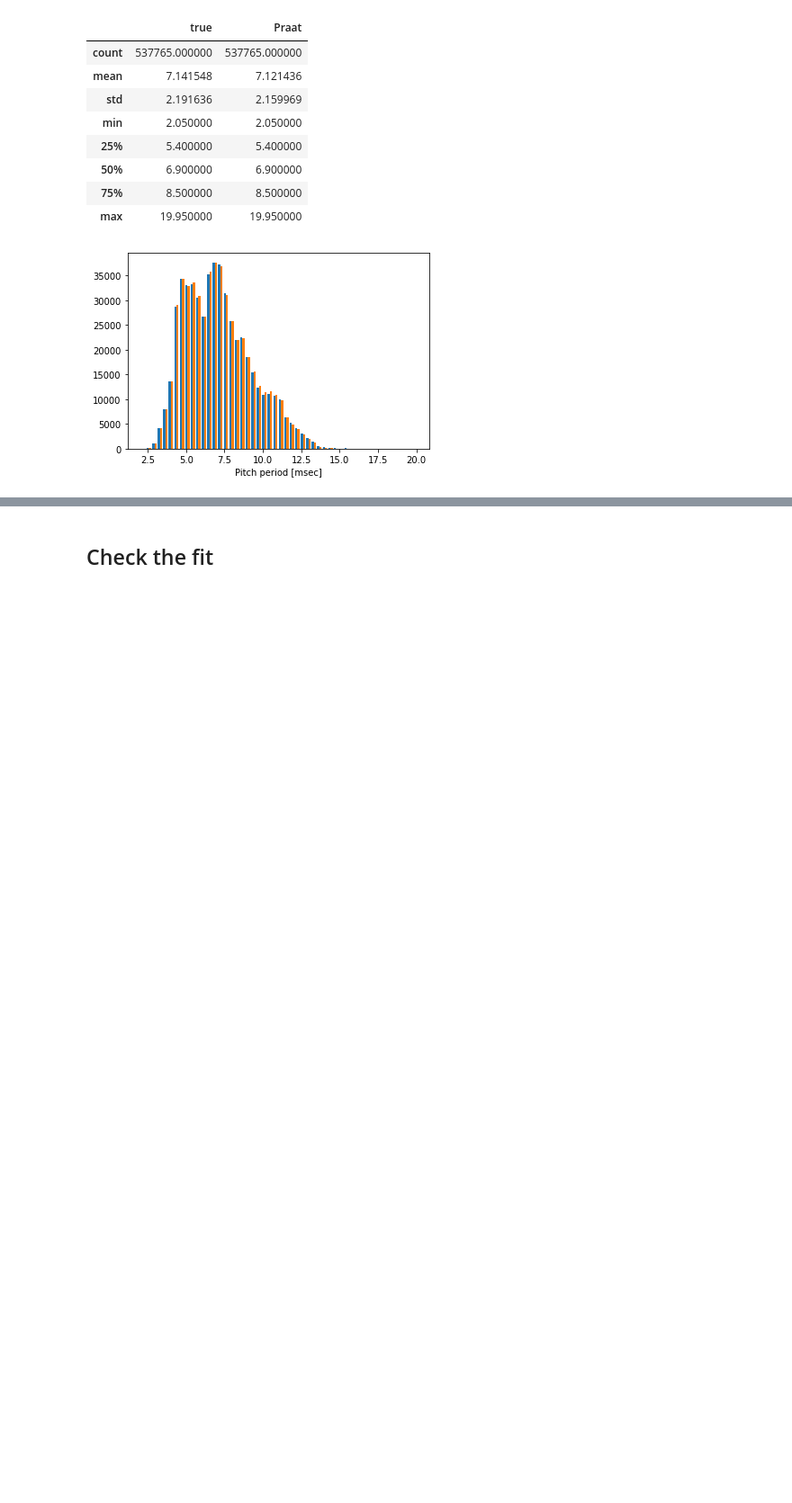
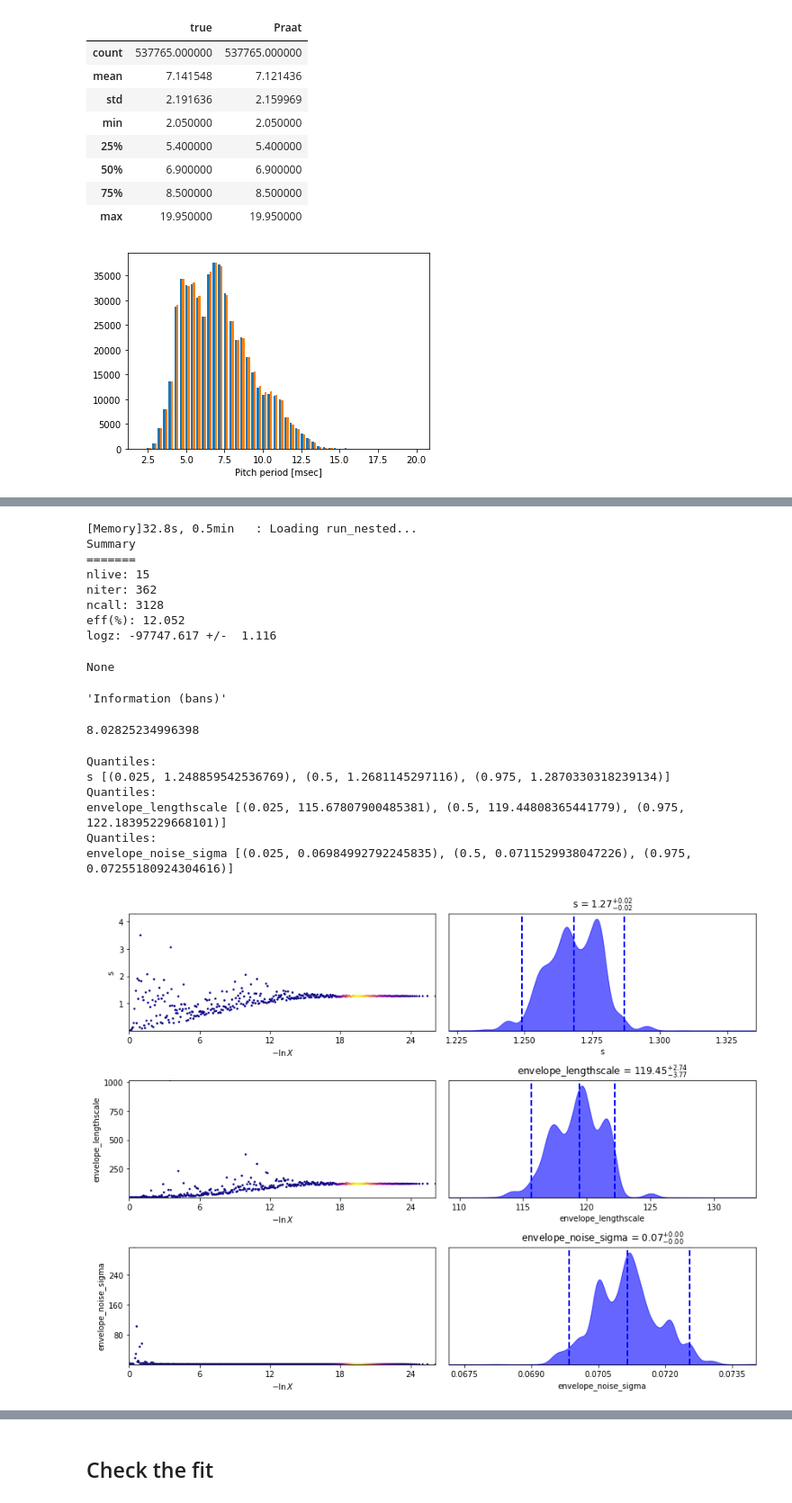
Before and after one commit to mvsoom/thesis-py, a Jupyter notebook: dgf/prior/period.ipynb, the cells around one changed output, grey strips where cells are left out. Shown at 90% size. Drawn from its saved outputs; the diff is of its cells as text; code cells hidden in the pictures; blank space fills up the shorter version.

```diff
--- a/dgf/prior/period.ipynb
+++ b/dgf/prior/period.ipynb
@@ -344,0 +227,8 @@ praat_sigma [(0.025, 0.04970567556164484), (0.5, 0.04979464170179949), (0.975, 0
+# %%
+subset = period.get_aplawd_training_pairs_subset()
+samples = [d[0][:,None] for d in subset]
+
+bounds = jnp.array([
+    constants.MIN_PERIOD_LENGTH_MSEC,
+    constants.MAX_PERIOD_LENGTH_MSEC
+])[None,:]
@@ -344,0 +244,2 @@ praat_sigma [(0.025, 0.04970567556164484), (0.5, 0.04979464170179949), (0.975, 0
+# %%
+VARIABLE_NAMES = ['s', 'envelope_lengthscale', 'envelope_noise_sigma']
@@ -344,0 +305,26 @@ praat_sigma [(0.025, 0.04970567556164484), (0.5, 0.04979464170179949), (0.975, 0
+# %%
+bijector, results = bijectors.fit_nonlinear_coloring_trajectory_bijector(
+    samples, bounds, "Matern12Kernel", 19863,
+    return_fit_results=True
+) # O(15) min
+
+util.dyplot(results, VARIABLE_NAMES)
+# %% [output]
+[Memory]32.8s, 0.5min   : Loading run_nested...
+Summary
+=======
+nlive: 15
+niter: 362
+ncall: 3128
+eff(%): 12.052
+logz: -97747.617 +/-  1.116
+None
+'Information (bans)'
+8.02825234996398
+Quantiles:
+s [(0.025, 1.248859542536769), (0.5, 1.2681145297116), (0.975, 1.2870330318239134)]
+Quantiles:
+envelope_lengthscale [(0.025, 115.67807900485381), (0.5, 119.44808365441779), (0.975, 122.18395229668101)]
+Quantiles:
+envelope_noise_sigma [(0.025, 0.06984992792245835), (0.5, 0.0711529938047226), (0.975, 0.07255180924304616)]
+[figure, added]
```
Also changed, not shown: parts of 68 cells of this notebook, 6 other files.
